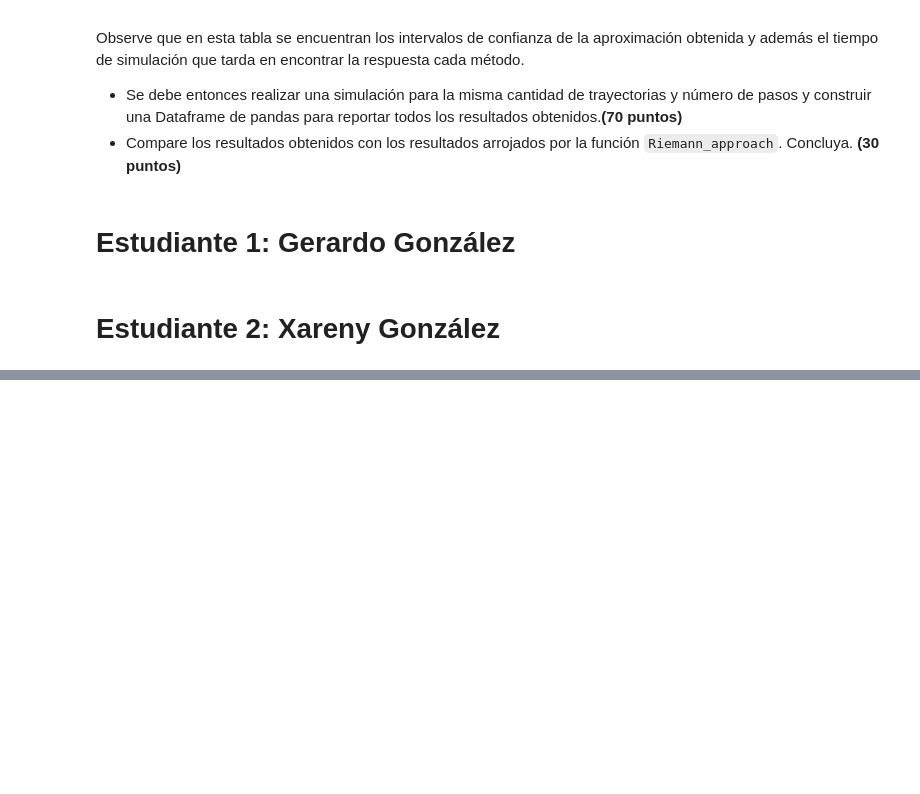
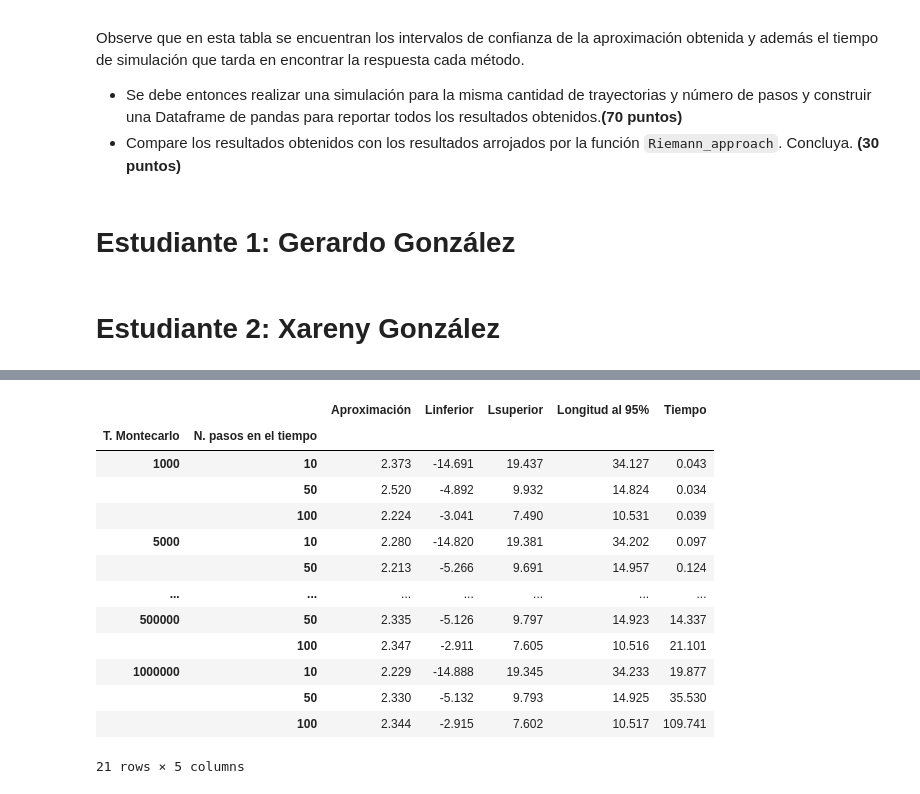
Before and after one commit to Xarenyglp/Tarea9_GonzalezGerardo_GonzalezXareny, a Jupyter notebook: Tarea9_GonzalezGerardo_GonzalezXareny.ipynb, the cells around one changed output, grey strips where cells are left out. Cells and saved outputs as stored; diff of their text form; code cells hidden in the pictures; blank space fills up the shorter version.

```diff
--- a/Tarea9_GonzalezGerardo_GonzalezXareny.ipynb
+++ b/Tarea9_GonzalezGerardo_GonzalezXareny.ipynb
@@ -27,0 +507,22 @@ Observe que en esta tabla se encuentran los intervalos de confianza de la aproxi
+# %%
+st_put = [[Trapeze_approach(K, r, S0, j, i, sigma, T, 'Put', 0.95) for i in Ns_sim] for j in Nt_sim]
+# %%
+putTrap = pd.DataFrame(valores(st_put),
+                                 columns=['Aproximación', 'Linferior', 'Lsuperior', 'Longitud al 95%', 'Tiempo'],
+                                 index=pd.MultiIndex.from_arrays(index, names=('T. Montecarlo', 'N. pasos en el tiempo')))
+putTrap
+# %% [output]
+|  |  | Aproximación | Linferior | Lsuperior | Longitud al 95% | Tiempo |
+| T. Montecarlo | N. pasos en el tiempo |  |  |  |  |  |
+| 1000 | 10 | 2.373 | -14.691 | 19.437 | 34.127 | 0.043 |
+|  | 50 | 2.520 | -4.892 | 9.932 | 14.824 | 0.034 |
+|  | 100 | 2.224 | -3.041 | 7.490 | 10.531 | 0.039 |
+| 5000 | 10 | 2.280 | -14.820 | 19.381 | 34.202 | 0.097 |
+|  | 50 | 2.213 | -5.266 | 9.691 | 14.957 | 0.124 |
+| ... | ... | ... | ... | ... | ... | ... |
+| 500000 | 50 | 2.335 | -5.126 | 9.797 | 14.923 | 14.337 |
+|  | 100 | 2.347 | -2.911 | 7.605 | 10.516 | 21.101 |
+| 1000000 | 10 | 2.229 | -14.888 | 19.345 | 34.233 | 19.877 |
+|  | 50 | 2.330 | -5.132 | 9.793 | 14.925 | 35.530 |
+|  | 100 | 2.344 | -2.915 | 7.602 | 10.517 | 109.741 |
+21 rows × 5 columns
```
Also changed, not shown: parts of 27 cells of this notebook.
